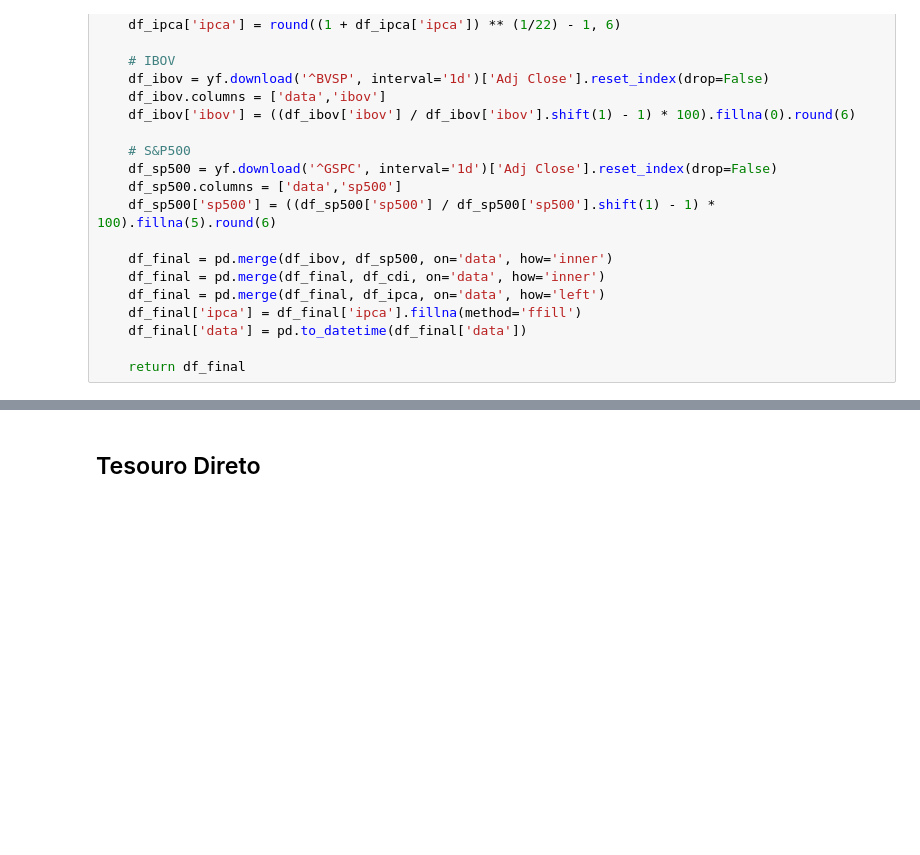
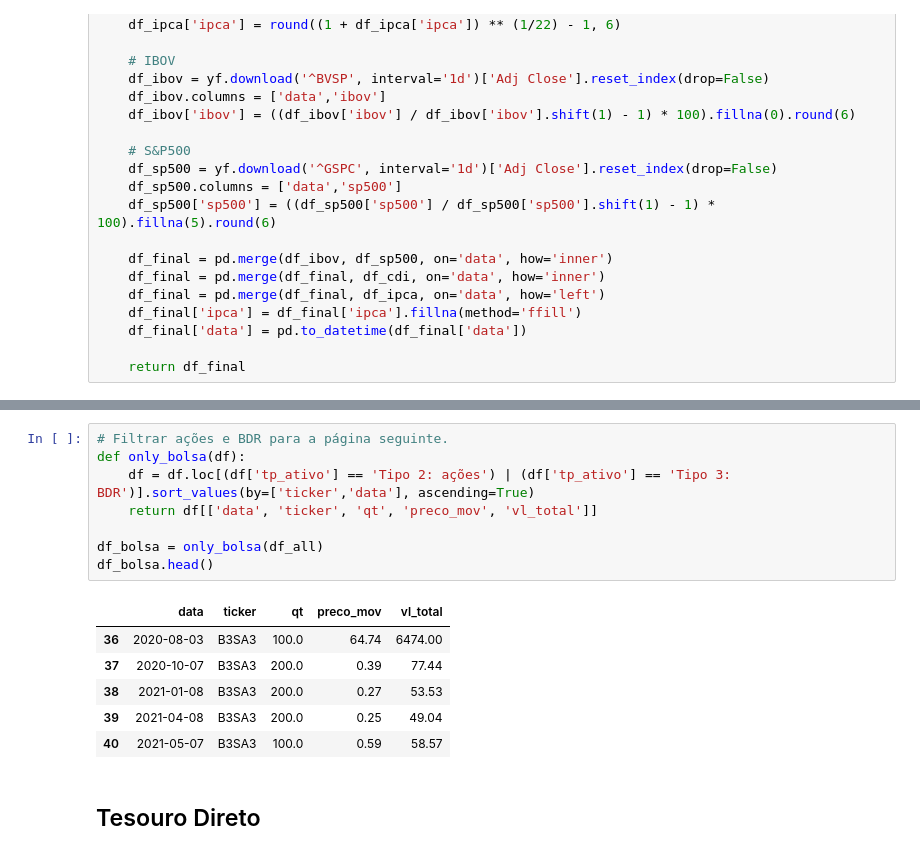
Before and after one commit to rknagao/b3-report, a Jupyter notebook: src/manutencao.ipynb, the cells around one changed output, grey strips where cells are left out. Saved outputs shown, nothing was run; the diff lists cells and outputs as text; blank space fills up the shorter version.

```diff
--- a/src/manutencao.ipynb
+++ b/src/manutencao.ipynb
@@ -53,3 +167,18 @@ def etl_benchmark_historic_price():
+# %%
+# Filtrar ações e BDR para a página seguinte.
+def only_bolsa(df):
+    df = df.loc[(df['tp_ativo'] == 'Tipo 2: ações') | (df['tp_ativo'] == 'Tipo 3: BDR')].sort_values(by=['ticker','data'], ascending=True)
+    return df[['data', 'ticker', 'qt', 'preco_mov', 'vl_total']]
+
+df_bolsa = only_bolsa(df_all)
+df_bolsa.head()
+# %% [output]
+|  | data | ticker | qt | preco_mov | vl_total |
+| 36 | 2020-08-03 | B3SA3 | 100.0 | 64.74 | 6474.00 |
+| 37 | 2020-10-07 | B3SA3 | 200.0 | 0.39 | 77.44 |
+| 38 | 2021-01-08 | B3SA3 | 200.0 | 0.27 | 53.53 |
+| 39 | 2021-04-08 | B3SA3 | 200.0 | 0.25 | 49.04 |
+| 40 | 2021-05-07 | B3SA3 | 100.0 | 0.59 | 58.57 |
 # %% [markdown]
 ## Tesouro Direto
 # %%
```
Also changed, not shown: parts of 14 cells of this notebook, 3 other files.
